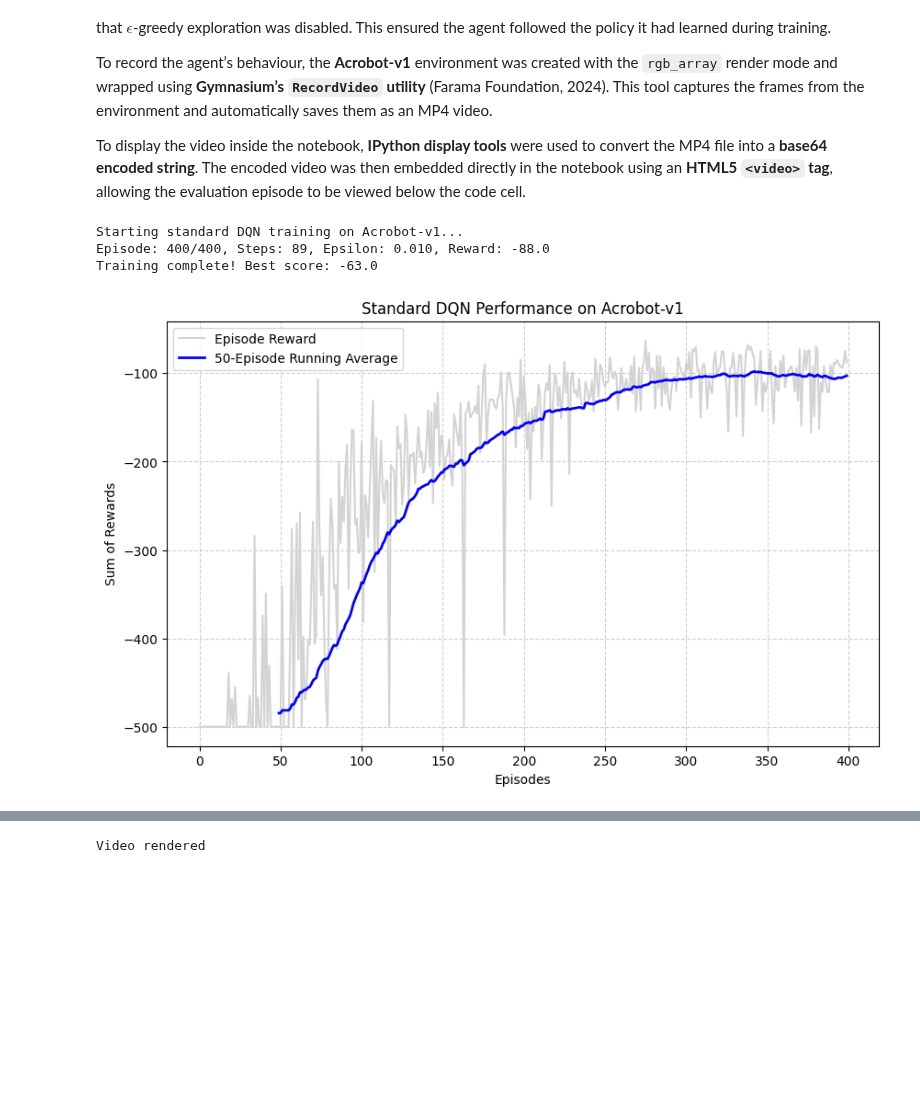
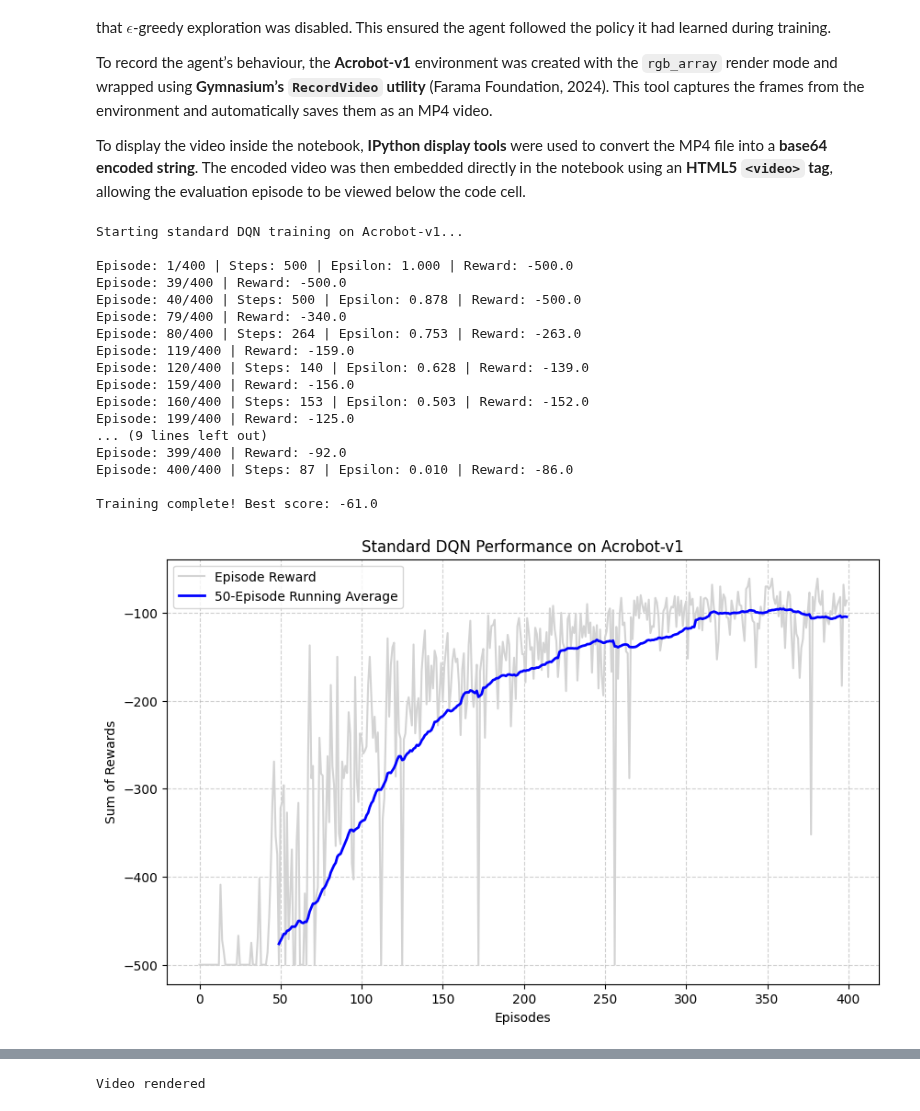
Before and after one commit to barry-clarke/CS5004, a Jupyter notebook: Etivity3_24325082_Tasks1_2.ipynb, the cells around one changed output, grey strips where cells are left out. Cells and saved outputs as stored; diff of their text form; code cells hidden in the pictures; blank space fills up the shorter version.

```diff
--- a/Etivity3_24325082_Tasks1_2.ipynb
+++ b/Etivity3_24325082_Tasks1_2.ipynb
@@ -497,7 +497,7 @@ env = gym.make("Acrobot-v1")
 input_shape = [6] # Acrobot has 6 observations
 n_outputs = 3     # Acrobot has 3 actions (-1, 0, +1 torque)
 
-# A single, simple Neural Network (No Target Network!)
+# A single neural network used for both action selection and target estimation
 model = tf.keras.Sequential([
     tf.keras.layers.Input(shape=input_shape),
     tf.keras.layers.Dense(32, activation="elu"),
@@ -514,6 +514,7 @@ loss_fn = tf.keras.losses.MeanSquaredError()
 replay_buffer = deque(maxlen=20000)
 
 def sample_experiences(batch_size):
+    """Randomly samples a mini-batch of experiences from memory."""
     indices = np.random.randint(len(replay_buffer), size=batch_size)
     batch = [replay_buffer[index] for index in indices]
     states, actions, rewards, next_states, dones, truncateds = [
@@ -523,6 +524,7 @@ def sample_experiences(batch_size):
     return states, actions, rewards, next_states, dones, truncateds
 
 def play_one_step(env, state, epsilon):
+    """Interacts with the environment and stores the transition in memory."""
     if np.random.rand() < epsilon:
         action = env.action_space.sample()
     else:
@@ -536,25 +538,25 @@ def play_one_step(env, state, epsilon):
 # --- 3. Training Step (Standard DQN) ---
 @tf.function
 def training_step(states, actions, rewards, next_states, dones, truncateds):
-    # Just like tabular Q-Learning, we ask the model for the next states' Q-values...
+    # Calculate target Q-values using the Bellman Equation
     next_Q_values = model(next_states, training=False)
-
-    # ...and simply take the maximum value (BUG 1 FIXED: .min changed to .max)
     max_next_Q_values = tf.reduce_max(next_Q_values, axis=1)
 
+    # Ensure no future reward is calculated if the episode is finished
     runs = 1.0 - tf.cast(dones | truncateds, tf.float32)
     rewards = tf.cast(rewards, tf.float32)
 
-    # The standard Bellman equation
     target_Q_values = rewards + runs * discount_factor * max_next_Q_values
     target_Q_values = tf.reshape(target_Q_values, [-1, 1])
     mask = tf.one_hot(actions, n_outputs)
 
     with tf.GradientTape() as tape:
         all_Q_values = model(states, training=True)
+        # Isolate the Q-values for the actions actually taken
         Q_values = tf.reduce_sum(all_Q_values * mask, axis=1, keepdims=True)
         loss = tf.reduce_mean(loss_fn(target_Q_values, Q_values))
 
+    # Apply gradients to update the model weights
     grads = tape.gradient(loss, model.trainable_variables)
     optimizer.apply_gradients(zip(grads, model.trainable_variables))
 
@@ -569,48 +571,68 @@ for episode in range(episodes):
     state, info = env.reset()
     episode_reward = 0
 
-    # BUG 2 FIXED: Epsilon decays over time
+    # Linear Epsilon Decay
     epsilon = max(1 - episode / (episodes * 0.8), 0.01)
 
     for step in range(500):
         state, reward, done, truncated, info = play_one_step(env, state, epsilon)
         episode_reward += reward
 
-        # BUG 3 FIXED: Train every step, not just at the end of the episode
+        # Train the model at every step if the buffer has enough data
         if len(replay_buffer) > batch_size:
             experiences = sample_experiences(batch_size)
             training_step(*experiences)
 
         if done or truncated:
             break
 
     rewards_history.append(episode_reward)
 
     if episode_reward >= best_score:
         best_weights = model.get_weights()
         best_score = episode_reward
 
-    print(f"\rEpisode: {episode + 1}/{episodes}, Steps: {step + 1}, Epsilon: {epsilon:.3f}, Reward: {episode_reward}", end="")
+    # Enhanced output: Clear line breaks every 40 episodes for analysis
+    if (episode + 1) % 40 == 0 or episode == 0:
+        print(f"\nEpisode: {episode + 1}/{episodes} | Steps: {step + 1} | Epsilon: {epsilon:.3f} | Reward: {episode_reward}")
+    else:
+        # Inline update for all other episodes
+        print(f"\rEpisode: {episode + 1}/{episodes} | Reward: {episode_reward} ", end="")
 
+# Restore the best performing weights before final evaluation
 model.set_weights(best_weights)
-print("\nTraining complete! Best score:", best_score)
+print(f"\nTraining complete! Best score: {best_score}")
 
-# --- 5. Plotting ---
+# --- 5. Plotting Results ---
 running_avg = np.convolve(rewards_history, np.ones(50)/50, mode='valid')
 
 plt.figure(figsize=(10, 6))
 plt.plot(rewards_history, label='Episode Reward', color='lightgray')
 plt.plot(range(49, episodes), running_avg, label='50-Episode Running Average', color='blue', linewidth=2)
 plt.xlabel('Episodes')
 plt.ylabel('Sum of Rewards')
 plt.title('Standard DQN Performance on Acrobot-v1')
 plt.legend()
 plt.grid(True, linestyle='--', alpha=0.6)
 plt.show()
 
 env.close()
 # %% [output]
 Starting standard DQN training on Acrobot-v1...
-Episode: 400/400, Steps: 89, Epsilon: 0.010, Reward: -88.0
-Training complete! Best score: -63.0
+
+Episode: 1/400 | Steps: 500 | Epsilon: 1.000 | Reward: -500.0
+Episode: 39/400 | Reward: -500.0
+Episode: 40/400 | Steps: 500 | Epsilon: 0.878 | Reward: -500.0
+Episode: 79/400 | Reward: -340.0
+Episode: 80/400 | Steps: 264 | Epsilon: 0.753 | Reward: -263.0
+Episode: 119/400 | Reward: -159.0
+Episode: 120/400 | Steps: 140 | Epsilon: 0.628 | Reward: -139.0
+Episode: 159/400 | Reward: -156.0
+Episode: 160/400 | Steps: 153 | Epsilon: 0.503 | Reward: -152.0
+Episode: 199/400 | Reward: -125.0
+... (9 lines left out)
+Episode: 399/400 | Reward: -92.0
+Episode: 400/400 | Steps: 87 | Epsilon: 0.010 | Reward: -86.0
+
+Training complete! Best score: -61.0
-[figure, old version]
+[figure, new version]
```
Also changed, not shown: parts of 3 cells of this notebook.
